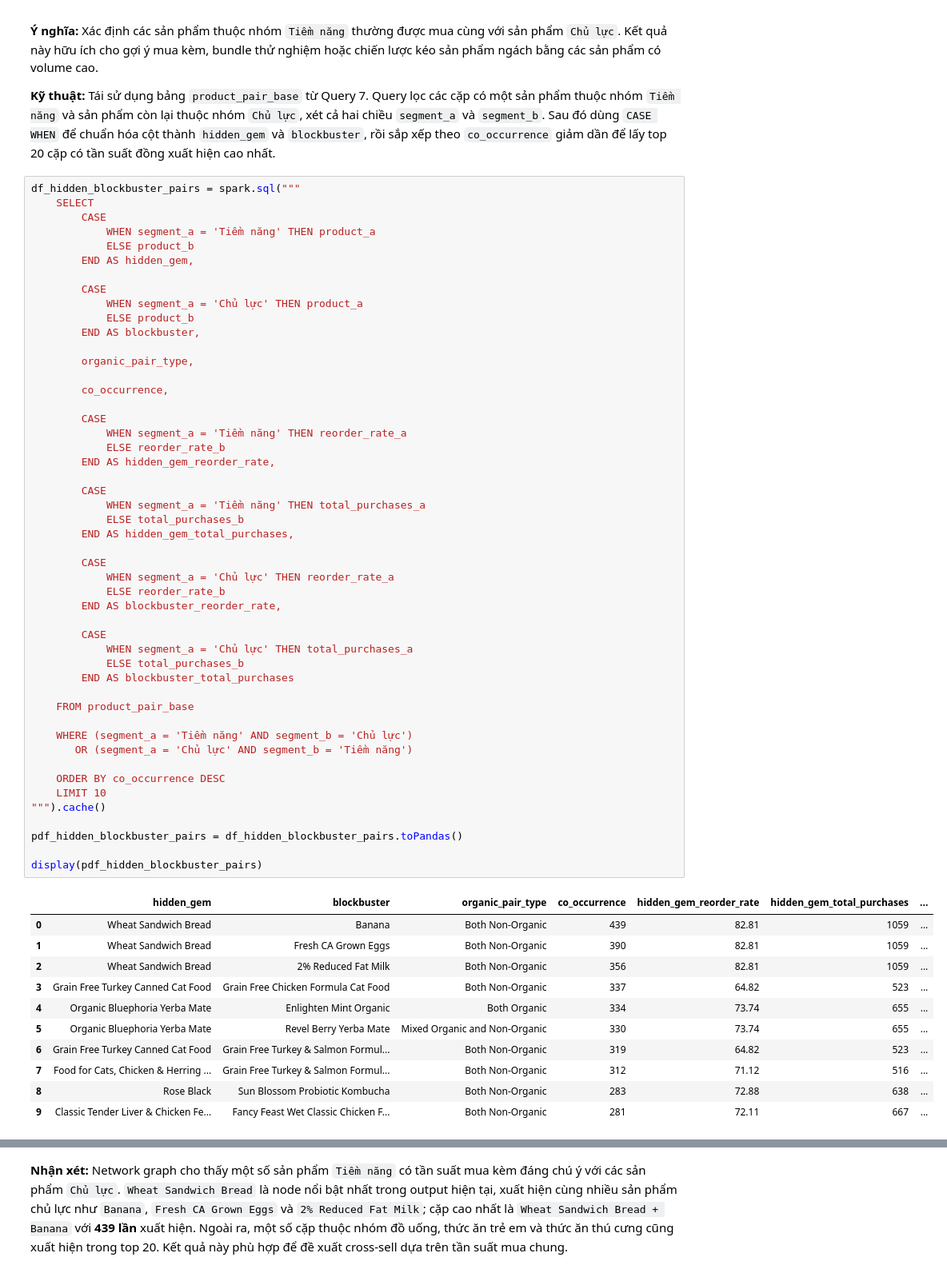
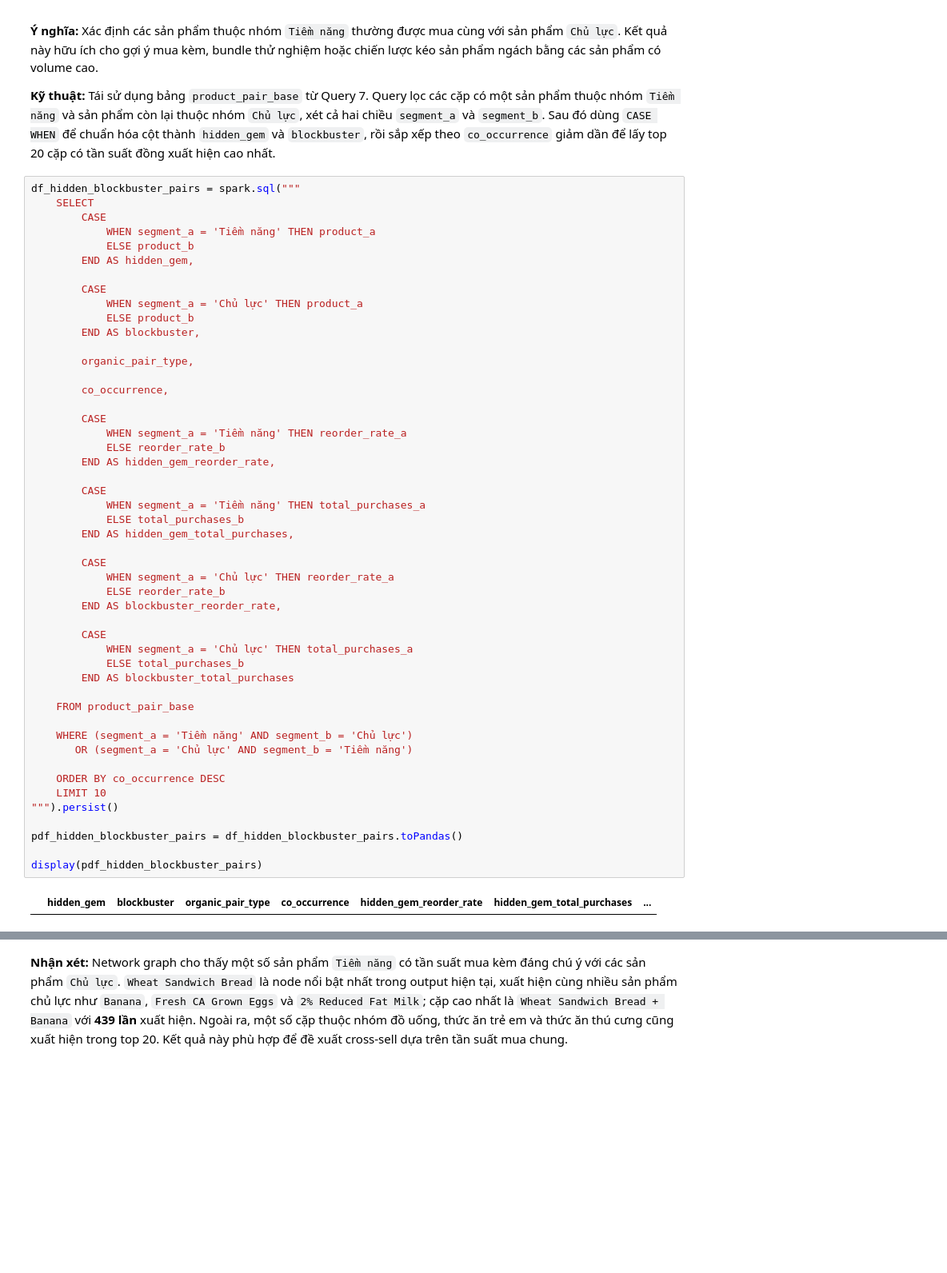
Before and after one commit to Zile228/InstaCart-Online-Basket-Analysis, a Jupyter notebook: src/02_spark_sql/InstacartSparkSQL_cluster.ipynb, the cells around one changed output, grey strips where cells are left out. Shown at 80% size. Drawn from its saved outputs; the diff is of its cells as text; blank space fills up the shorter version.

```diff
--- a/src/02_spark_sql/InstacartSparkSQL_cluster.ipynb
+++ b/src/02_spark_sql/InstacartSparkSQL_cluster.ipynb
@@ -1450,44 +1514,34 @@ df_hidden_blockbuster_pairs = spark.sql("""
         END AS hidden_gem_reorder_rate,
 
         CASE
             WHEN segment_a = 'Tiềm năng' THEN total_purchases_a
             ELSE total_purchases_b
         END AS hidden_gem_total_purchases,
 
         CASE
             WHEN segment_a = 'Chủ lực' THEN reorder_rate_a
             ELSE reorder_rate_b
         END AS blockbuster_reorder_rate,
 
         CASE
             WHEN segment_a = 'Chủ lực' THEN total_purchases_a
             ELSE total_purchases_b
         END AS blockbuster_total_purchases
 
     FROM product_pair_base
 
     WHERE (segment_a = 'Tiềm năng' AND segment_b = 'Chủ lực')
        OR (segment_a = 'Chủ lực' AND segment_b = 'Tiềm năng')
 
     ORDER BY co_occurrence DESC
     LIMIT 10
-""").cache()
+""").persist()
 
 pdf_hidden_blockbuster_pairs = df_hidden_blockbuster_pairs.toPandas()
 
 display(pdf_hidden_blockbuster_pairs)
 # %% [output]
 |  | hidden_gem | blockbuster | organic_pair_type | co_occurrence | hidden_gem_reorder_rate | hidden_gem_total_purchases | ... |
-| 0 | Wheat Sandwich Bread | Banana | Both Non-Organic | 439 | 82.81 | 1059 | ... |
-| 1 | Wheat Sandwich Bread | Fresh CA Grown Eggs | Both Non-Organic | 390 | 82.81 | 1059 | ... |
-| 2 | Wheat Sandwich Bread | 2% Reduced Fat Milk | Both Non-Organic | 356 | 82.81 | 1059 | ... |
-| 3 | Grain Free Turkey Canned Cat Food | Grain Free Chicken Formula Cat Food | Both Non-Organic | 337 | 64.82 | 523 | ... |
-| 4 | Organic Bluephoria Yerba Mate | Enlighten Mint Organic | Both Organic | 334 | 73.74 | 655 | ... |
-| 5 | Organic Bluephoria Yerba Mate | Revel Berry Yerba Mate | Mixed Organic and Non-Organic | 330 | 73.74 | 655 | ... |
-| 6 | Grain Free Turkey Canned Cat Food | Grain Free Turkey & Salmon Formul... | Both Non-Organic | 319 | 64.82 | 523 | ... |
-| 7 | Food for Cats, Chicken & Herring ... | Grain Free Turkey & Salmon Formul... | Both Non-Organic | 312 | 71.12 | 516 | ... |
-| 8 | Rose Black | Sun Blossom Probiotic Kombucha | Both Non-Organic | 283 | 72.88 | 638 | ... |
-| 9 | Classic Tender Liver & Chicken Fe... | Fancy Feast Wet Classic Chicken F... | Both Non-Organic | 281 | 72.11 | 667 | ... |
 # %%
 pdf_hidden_blockbuster_graph = pdf_hidden_blockbuster_pairs.copy()
 
```
Also changed, not shown: parts of 36 cells of this notebook, 14 other files.
